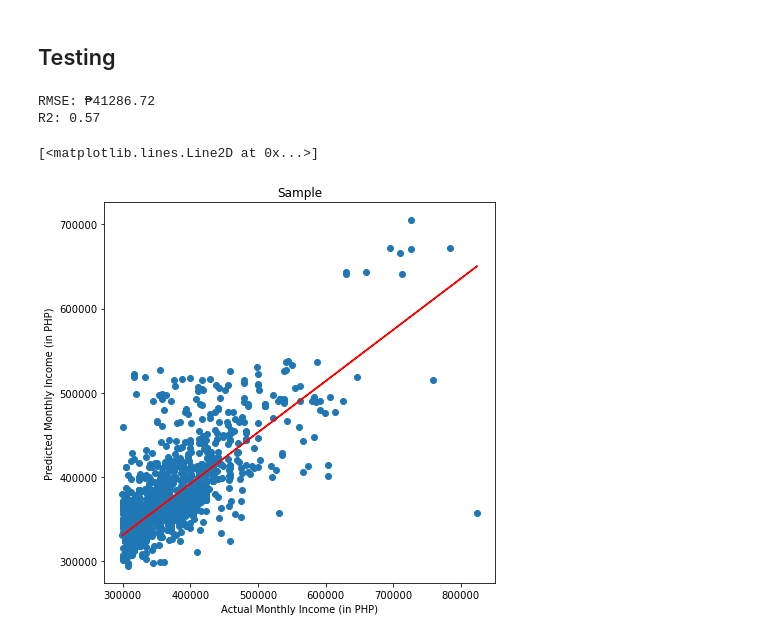
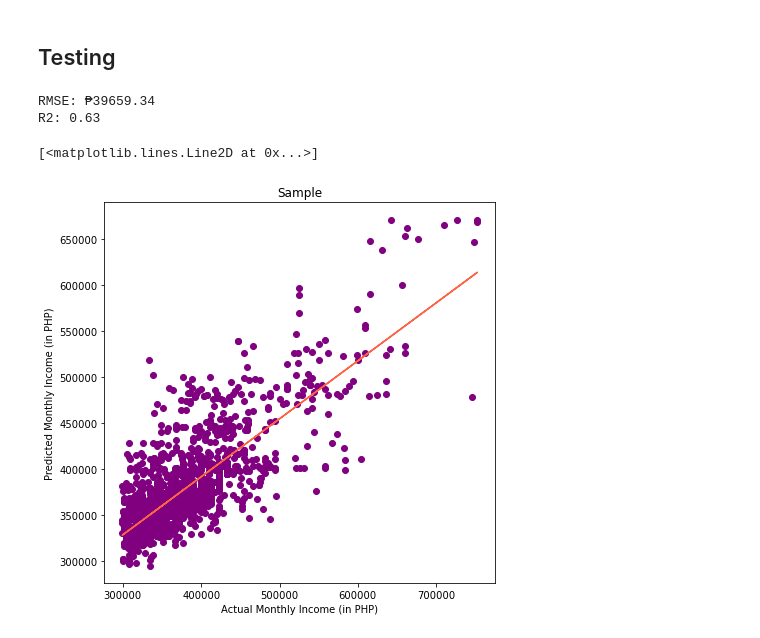
Before and after one commit to SaiKiru/cc19-notebooks, a Jupyter notebook: Final Exam/FinalExam.ipynb, the cells around one changed output. Cells and saved outputs as stored; diff of their text form; code cells hidden in the pictures.

```diff
--- a/Final Exam/FinalExam.ipynb
+++ b/Final Exam/FinalExam.ipynb
@@ -224,7 +224,7 @@ exp_df.head(5)
 x = exp_df.drop('monthly_salary_php', axis=1)
 y = exp_df['monthly_salary_php']
 
-x = pd.get_dummies(x)
+x = pd.get_dummies(x, drop_first=True)
 # %%
 from sklearn.model_selection import train_test_split
 
@@ -249,18 +249,18 @@ r2 = r2_score(y_test, y_predict)
 print(f'RMSE: ₱{rmse:.2f}')
 print(f'R2: {r2:.2f}')
 # %% [output]
-RMSE: ₱41286.72
-R2: 0.57
+RMSE: ₱39659.34
+R2: 0.63
 # %%
 plt.figure(figsize=(7, 7))
 plt.title('Sample')
 plt.xlabel('Actual Monthly Income (in PHP)')
 plt.ylabel('Predicted Monthly Income (in PHP)')
 
-plt.scatter(y_test, y_predict)
+plt.scatter(y_test, y_predict, color='purple')
 
 m, b = np.polyfit(y_test, y_predict, 1)
-plt.plot(y_test, m * y_test + b, color='red')
+plt.plot(y_test, m * y_test + b, color='tomato')
 # %% [output]
 [<matplotlib.lines.Line2D at 0x...>]
-[figure, old version]
+[figure, new version]
```
Also changed, not shown: parts of 3 cells of this notebook, 1 other file.
